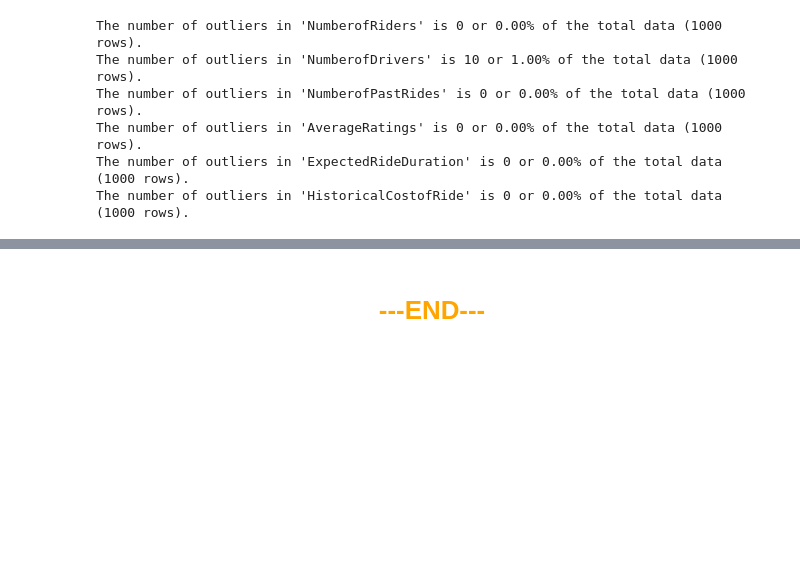
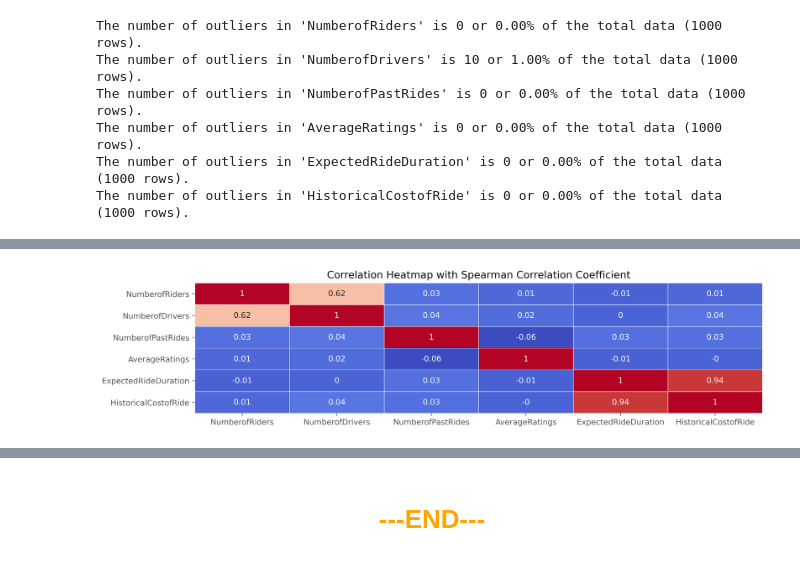
Before and after one commit to LingAdeu/dynamic-pricing-model, a Jupyter notebook: notebook/notebook.ipynb, the cells around one changed output, grey strips where cells are left out. Cells and saved outputs as stored; diff of their text form; code cells hidden in the pictures; blank space fills up the shorter version.

```diff
--- a/notebook/notebook.ipynb
+++ b/notebook/notebook.ipynb
@@ -189,0 +289,8 @@ The number of outliers in 'HistoricalCostofRide' is 0 or 0.00% of the total data
+# %%
+plt.figure(figsize=(13, 3), dpi=400)
+correlation_matrix = df.select_dtypes(include='number').corr(numeric_only=True, method='spearman').round(2)
+sns.heatmap(correlation_matrix, annot=True, cmap='coolwarm', linewidths=0.5, cbar=False)
+plt.title('Correlation Heatmap with Spearman Correlation Coefficient', loc='center', fontsize=13)
+plt.show()
+# %% [output]
+[figure, added]
```
Also changed, not shown: parts of 60 cells of this notebook, 4 other files.
